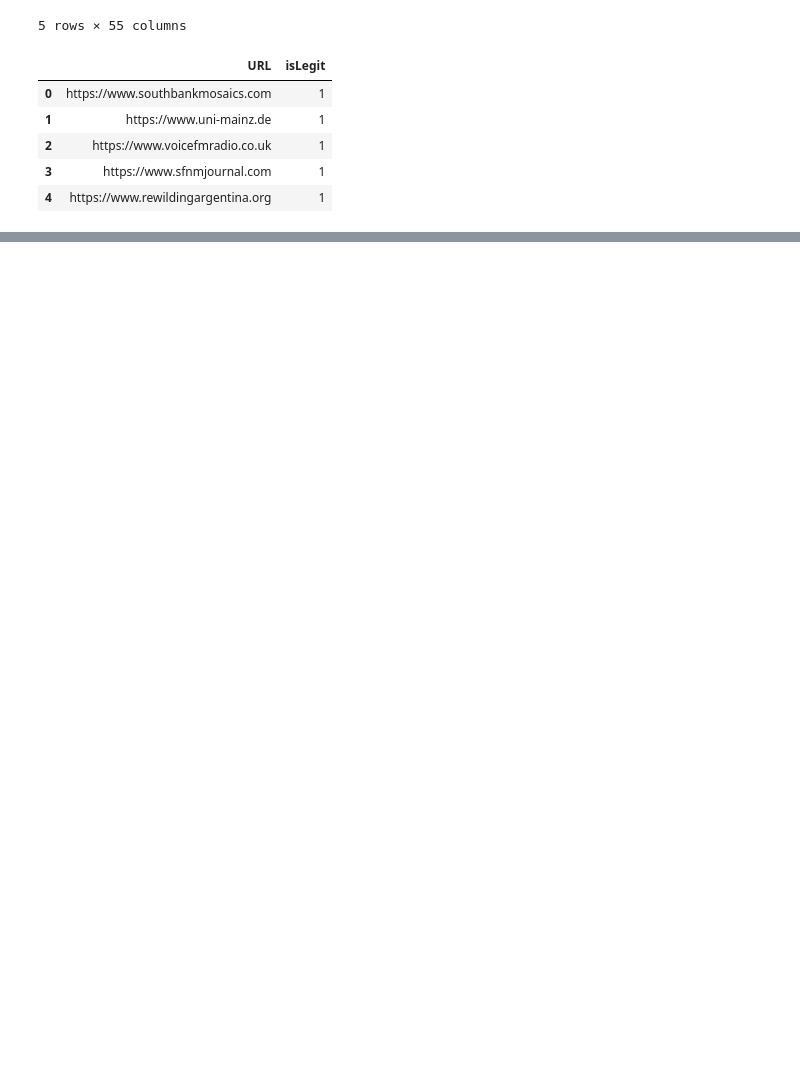
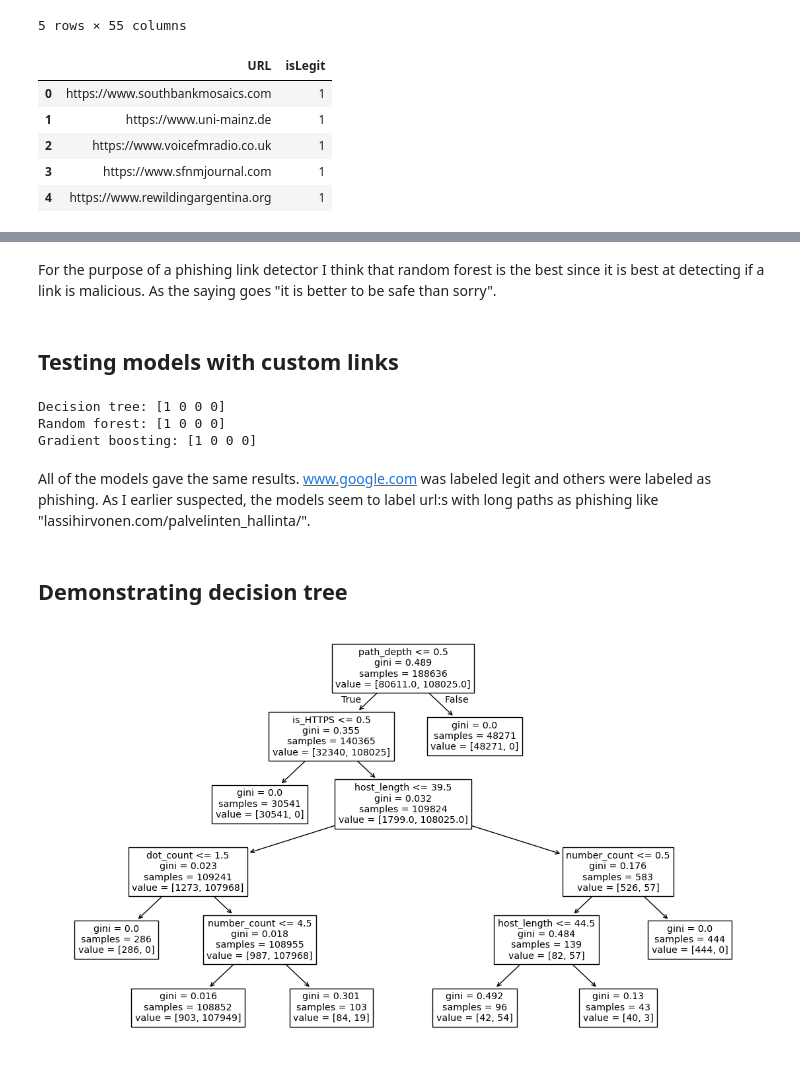
Before and after one commit to lassihi/Phishing-link-classifier, a Jupyter notebook: notebook/phishing-link-classifier.ipynb, the cells around one changed output, grey strips where cells are left out. Cells and saved outputs as stored; diff of their text form; code cells hidden in the pictures; blank space fills up the shorter version.

```diff
--- a/notebook/phishing-link-classifier.ipynb
+++ b/notebook/phishing-link-classifier.ipynb
@@ -73,0 +146,10 @@ memory usage: 3.6 MB
+# %%
+from sklearn.model_selection import train_test_split
+
+
+X = df.drop(columns=["isLegit", "URL"])
+y = df["isLegit"]
+
+X_train, X_test, y_train, y_test = train_test_split(X, y, random_state=55, train_size=0.8)
+
+print(X_train.shape, X_test.shape)
@@ -73,0 +251,40 @@ memory usage: 3.6 MB
+# %% [markdown]
+For the purpose of a phishing link detector I think that random forest is the best since it is best at detecting if a link is malicious. As the saying goes "it is better to be safe than sorry".
+# %% [markdown]
+## Testing models with custom links
+# %%
+custom_urls = [
+    "https://www.google.com",
+    "http://192.168.1.1/login?user=admin",
+    "https://paypal-secure-login.xyz/verify",
+    "https://lassihirvonen.com/palvelinten_hallinta/"
+    "https://m1crosoft.com"
+]
+
+df_custom = pd.DataFrame({"URL": custom_urls})
+df_custom = pd.concat(
+    [df_custom, pd.DataFrame([features.extract_features(url) for url in custom_urls])],
+    axis=1,
+)
+
+X_custom = df_custom.drop(columns=["URL"])
+
+print(f"Decision tree: {model_tree.predict(X_custom)}")
+print(f"Random forest: {model_forest.predict(X_custom)}")
+print(f"Gradient boosting: {model_gb.predict(X_custom)}")
+# %% [output]
+Decision tree: [1 0 0 0]
+Random forest: [1 0 0 0]
+Gradient boosting: [1 0 0 0]
+# %% [markdown]
+All of the models gave the same results. www.google.com was labeled legit and others were labeled as phishing. As I earlier suspected, the models seem to label url:s with long paths as phishing like "lassihirvonen.com/palvelinten_hallinta/".
+# %% [markdown]
+## Demonstrating decision tree
+# %%
+from sklearn.tree import plot_tree
+
+plt.figure(figsize=(14, 8))
+plot_tree(decision_tree=model_tree, feature_names=X.columns)
+plt.show()
+# %% [output]
+[figure, added]
```
Also changed, not shown: parts of 32 cells of this notebook.
